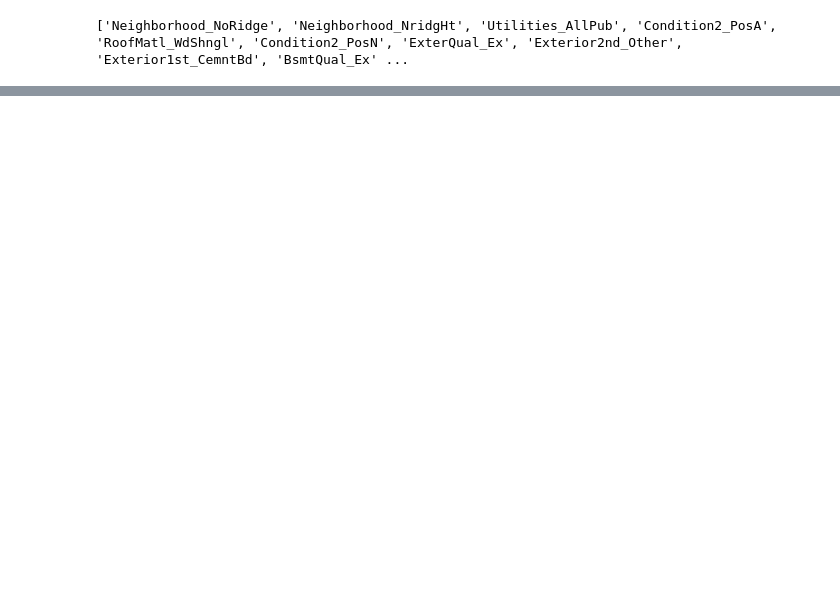
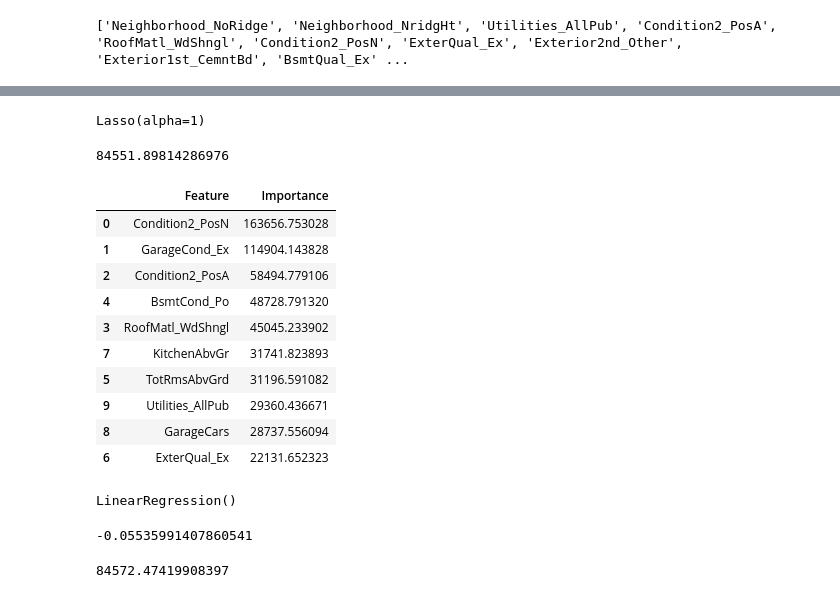
Before and after one commit to tomaszkisiel94/PlayingPython, a Jupyter notebook: HousePrice.ipynb, the cells around one changed output, grey strips where cells are left out. Cells and saved outputs as stored; diff of their text form; code cells hidden in the pictures; blank space fills up the shorter version.

```diff
--- a/HousePrice.ipynb
+++ b/HousePrice.ipynb
@@ -421,0 +526,9 @@ print(best_cat)
+# %%
+X_train_10 = X_train_25[best10]
+X_valid_10 = X_valid_25[best10]
+# %%
+lasso10 = Lasso(alpha=1)
+# %%
+lasso10.fit(X_train_10, y_train)
+# %% [output]
+Lasso(alpha=1)
@@ -421,0 +537,23 @@ print(best_cat)
+# %%
+print(root_mean_squared_error(lasso10_pred, y_valid))
+# %% [output]
+84551.89814286976
+# %%
+importance_df = pd.DataFrame({
+    'Feature': X_valid_10.columns,
+    'Importance': np.abs(lasso10.coef_)
+}).sort_values(by='Importance', ascending=False)
+# %%
+importance_df.head(10)
+# %% [output]
+|  | Feature | Importance |
+| 0 | Condition2_PosN | 163656.753028 |
+| 1 | GarageCond_Ex | 114904.143828 |
+| 2 | Condition2_PosA | 58494.779106 |
+| 4 | BsmtCond_Po | 48728.791320 |
+| 3 | RoofMatl_WdShngl | 45045.233902 |
+| 7 | KitchenAbvGr | 31741.823893 |
+| 5 | TotRmsAbvGrd | 31196.591082 |
+| 9 | Utilities_AllPub | 29360.436671 |
+| 8 | GarageCars | 28737.556094 |
+| 6 | ExterQual_Ex | 22131.652323 |
@@ -421,0 +562,12 @@ print(best_cat)
+# %%
+lr10.fit(X_train_10, y_train)
+# %% [output]
+LinearRegression()
+# %%
+print(lr10.score(X_valid_10, y_valid))
+# %% [output]
+-0.05535991407860541
+# %%
+print(root_mean_squared_error(y_valid, lr10.predict(X_valid_10)))
+# %% [output]
+84572.47419908397
```
Also changed, not shown: parts of 40 cells of this notebook.
